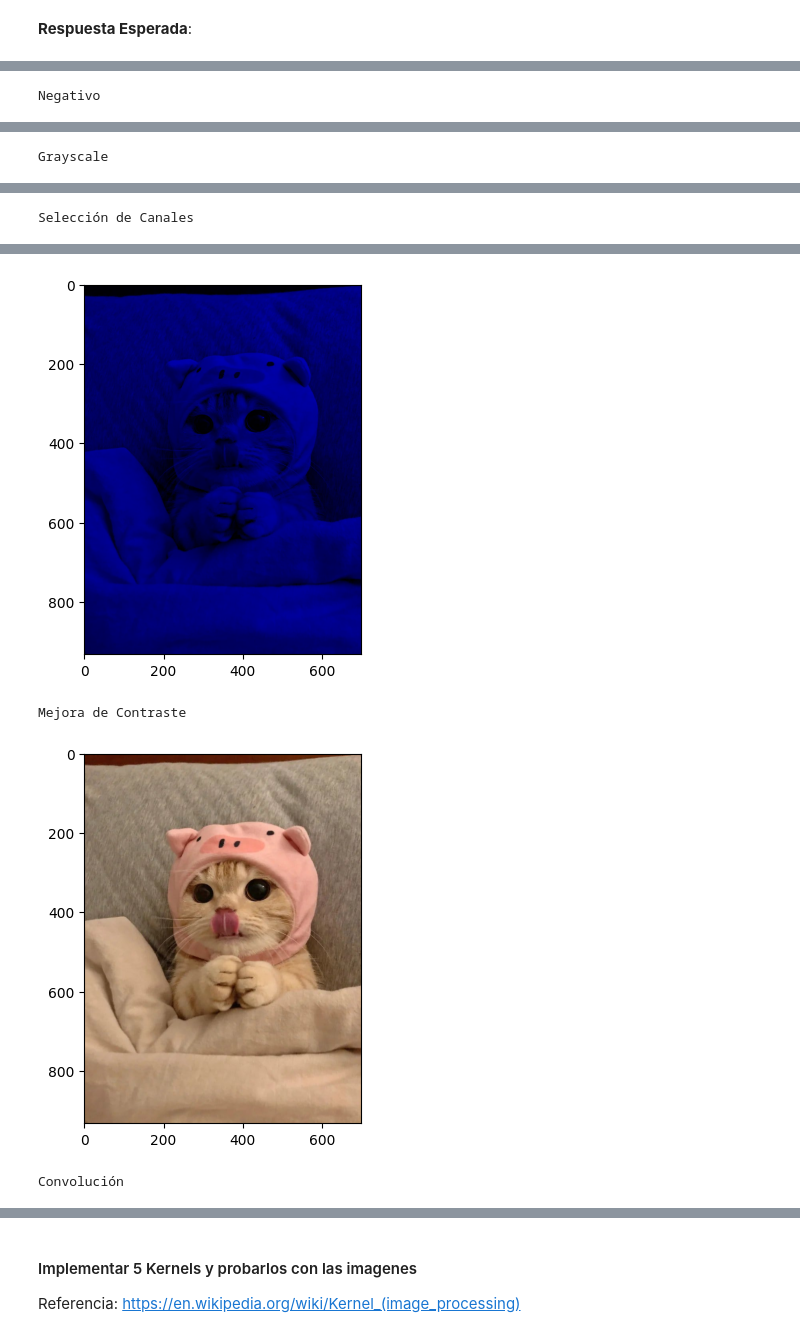
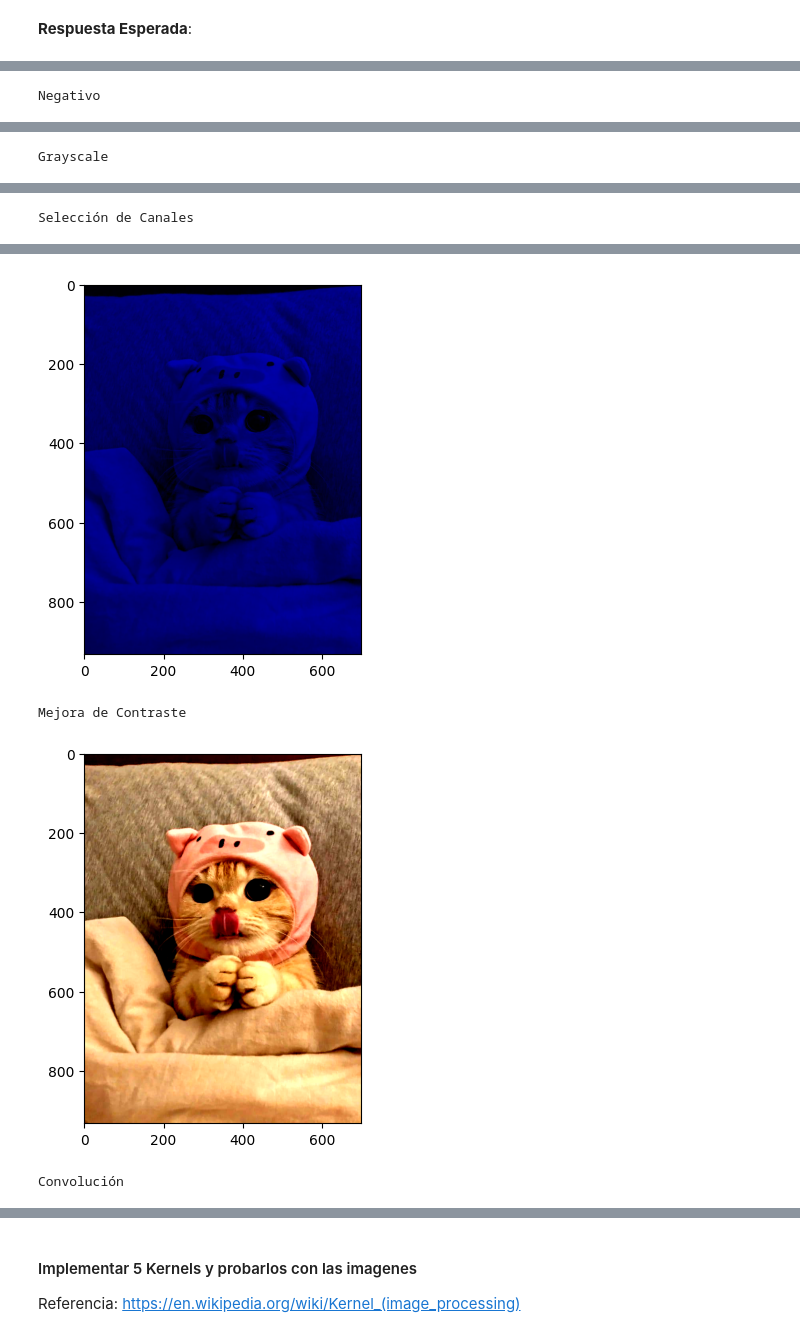
Before and after one commit to fco-marquez/MDS7202_Free_Riders, a Jupyter notebook: Lab2/Lab2_enunciado.ipynb, the cells around one changed output, grey strips where cells are left out. Drawn from its saved outputs; the diff is of its cells as text; code cells hidden in the pictures.

```diff
--- a/Lab2/Lab2_enunciado.ipynb
+++ b/Lab2/Lab2_enunciado.ipynb
@@ -693,35 +693,35 @@ lib = LibImagen()
 print('Negativo')
 lib.to_negative(gatito).show()
 
 print('Grayscale')
 lib.to_gray(gatito).show()
 
 print('Selección de Canales')
 lib.get_channel(gatito, "r").show()
 lib.get_channel(gatito, "g").show()
 lib.get_channel(gatito, "b").show()
 
 print('Mejora de Contraste')
-lib.set_contrast(gatito, 0).show()
+lib.set_contrast(gatito, 100).show()
 
 print('Convolución')
 kernel = np.array([[-1, -1,  -1],
                    [-1,  8,  -1],
                    [-1, -1,  -1]])
 
 lib.conv_channel(gatito, kernel).show()
 # %% [output]
 [figure]
 Negativo
 [figure]
 Grayscale
 [figure]
 Selección de Canales
 [figure]
 [figure]
 [figure]
 Mejora de Contraste
-[figure, old version]
+[figure, new version]
 Convolución
 [figure]
 # %% [markdown]
```
Also changed, not shown: parts of 3 cells of this notebook.
